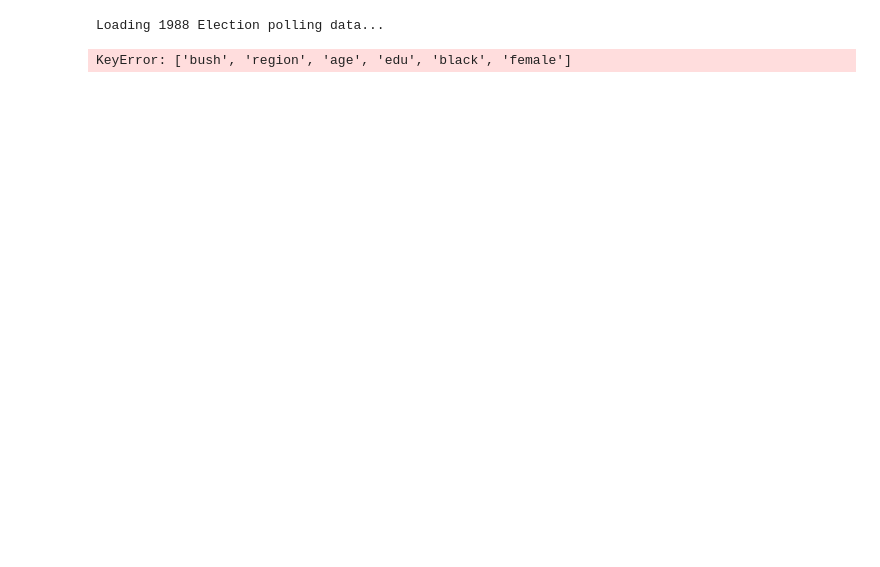
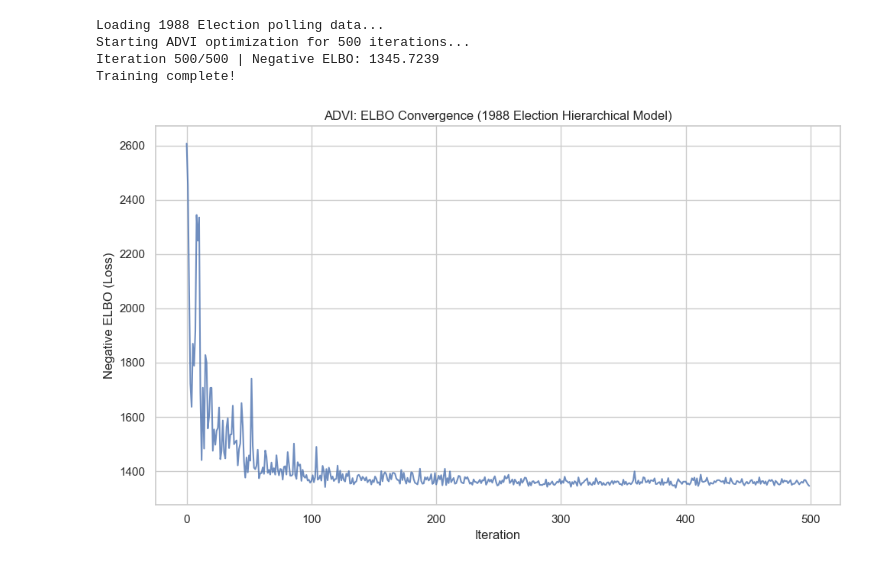
Before and after one commit to Lo808/Logistic-regression-with-a-spatial-hierarchical-prior, a Jupyter notebook: experiment.ipynb, the cells around one changed output. Cells and saved outputs as stored; diff of their text form; code cells hidden in the pictures; blank space fills up the shorter version.

```diff
--- a/experiment.ipynb
+++ b/experiment.ipynb
@@ -15,9 +16,8 @@ from src.inference.optimizers import ADVIOptimizer
 def main():
     # 1. Load Data
     print("Loading 1988 Election polling data...")
-    # You will need to point this to your actual downloaded dataset
-    csv_path = r'data\raw\election-context-2018.csv'
-    X, y, state_idx, state_to_region_idx = load_and_preprocess_election_data(csv_path)
+
+    X, y, state_idx, state_to_region_idx = load_and_preprocess_election_data()
 
     # Optional: Split data if you want to test predictive density later
     # X_train, y_train, state_idx_train, ... = spatial_train_test_split(X, y, state_idx)
@@ -60,31 +60,34 @@ def main():
             y=y,
             state_idx=state_idx,
             state_to_region_idx=state_to_region_idx,
             n_samples=n_samples
         )
 
         loss_history.append(loss)
 
         # Print progress
         if (iteration + 1) % 500 == 0:
             print(f"Iteration {iteration + 1}/{n_iterations} | Negative ELBO: {loss:.4f}")
 
     print("Training complete!")
 
     # 5. Plotting ELBO Convergence
     sns.set_theme(style="whitegrid")
     plt.figure(figsize=(10, 6))
     plt.plot(loss_history, color='b', alpha=0.8)
     plt.title("ADVI: ELBO Convergence (1988 Election Hierarchical Model)")
     plt.xlabel("Iteration")
     plt.ylabel("Negative ELBO (Loss)")
     plt.tight_layout()
     plt.show()
 
     # Ensure PyTorch uses float64 for better numerical stability during VI
     torch.set_default_dtype(torch.float64)
 
 main()
 # %% [output]
 Loading 1988 Election polling data...
+Starting ADVI optimization for 500 iterations...
+Iteration 500/500 | Negative ELBO: 1345.7239
+Training complete!
-KeyError: ['bush', 'region', 'age', 'edu', 'black', 'female']
+[figure, added]
```
Also changed, not shown: parts of 1 cell of this notebook, 3 other files.
